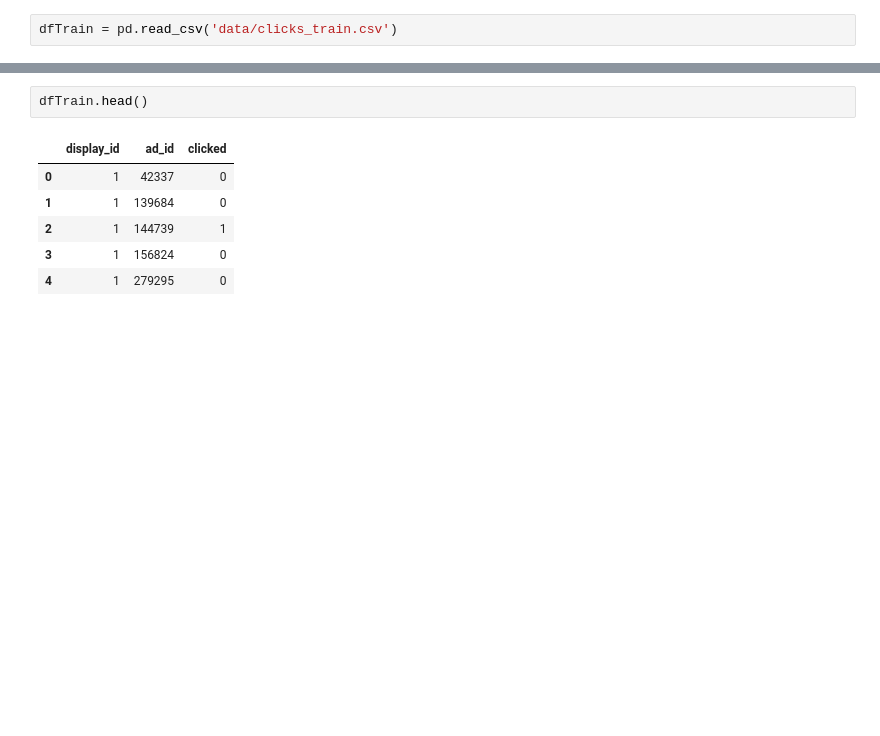
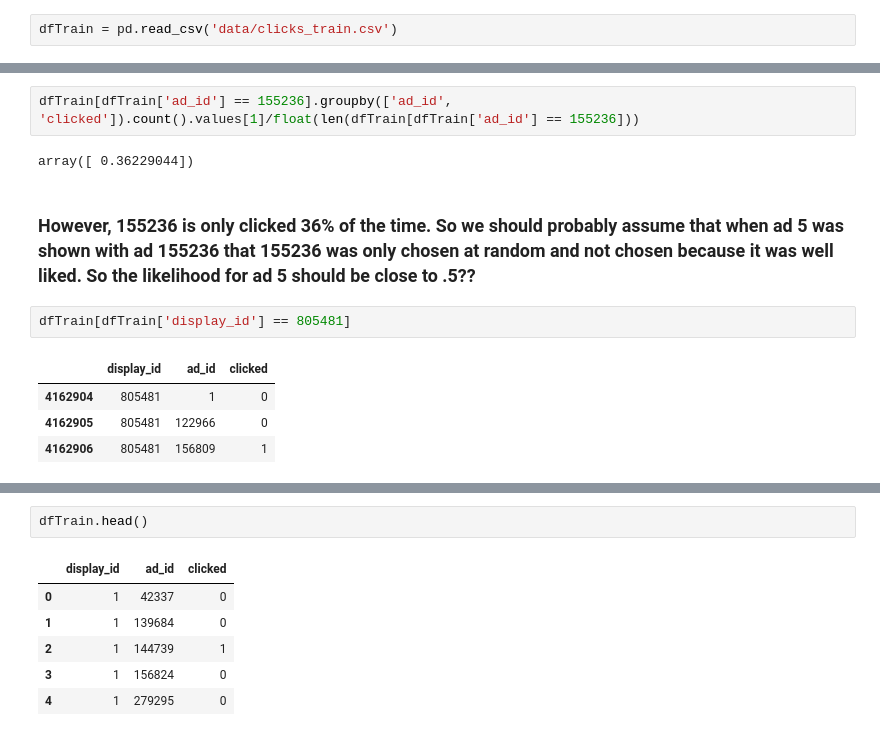
Before and after one commit to jason9263/kaggle_outbrain, a Jupyter notebook: EDA.ipynb, the cells around one changed output, grey strips where cells are left out. Cells and saved outputs as stored; diff of their text form; blank space fills up the shorter version.

```diff
--- a/EDA.ipynb
+++ b/EDA.ipynb
@@ -11,0 +90,13 @@ dfTrain = pd.read_csv('data/clicks_train.csv')
+# %%
+dfTrain[dfTrain['ad_id'] == 155236].groupby(['ad_id', 'clicked']).count().values[1]/float(len(dfTrain[dfTrain['ad_id'] == 155236]))
+# %% [output]
+array([ 0.36229044])
+# %% [markdown]
+### However, 155236 is only clicked 36% of the time. So we should probably assume that when ad 5 was shown with ad 155236 that 155236 was only chosen at random and not chosen because it was well liked. So the likelihood for ad 5 should be close to .5??
+# %%
+dfTrain[dfTrain['display_id'] == 805481]
+# %% [output]
+|  | display_id | ad_id | clicked |
+| 4162904 | 805481 | 1 | 0 |
+| 4162905 | 805481 | 122966 | 0 |
+| 4162906 | 805481 | 156809 | 1 |
```
Also changed, not shown: parts of 15 cells of this notebook.
